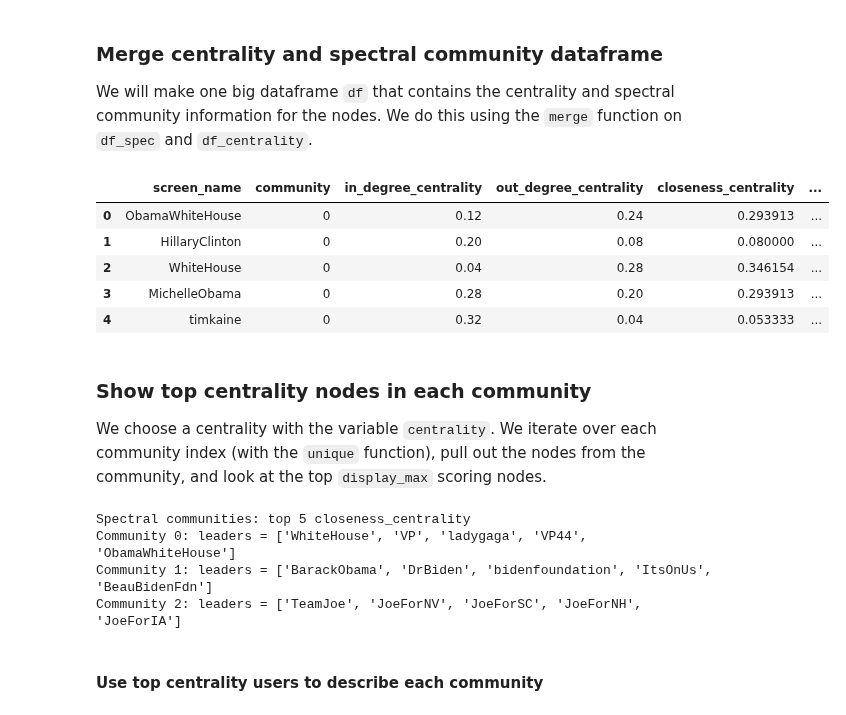
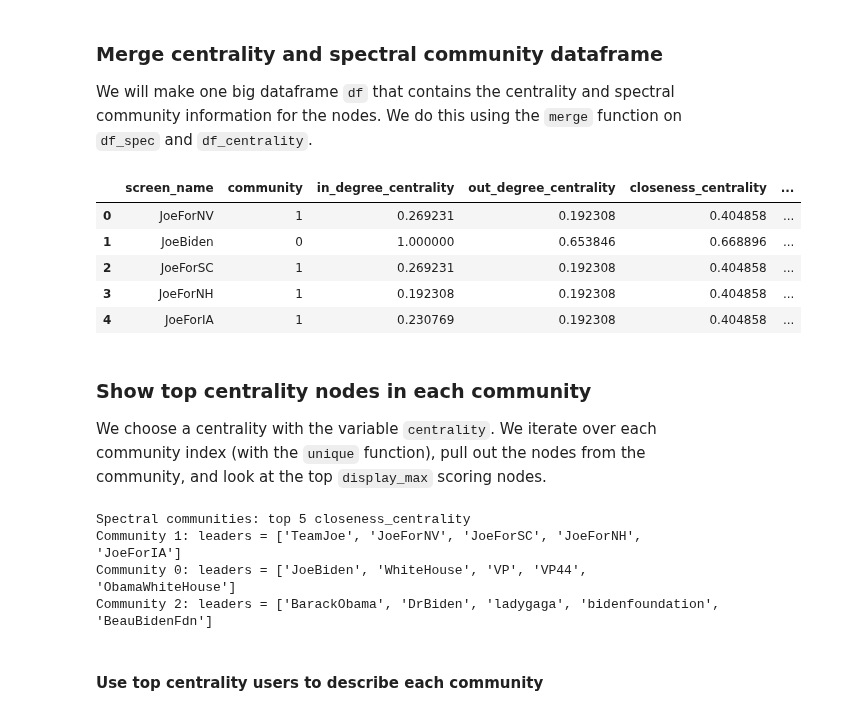
Before and after one commit to zlisto/social_media_analytics, a Jupyter notebook: Lecture12_CommunityDetection.ipynb, the cells around one changed output. Saved outputs shown, nothing was run; the diff lists cells and outputs as text; code cells hidden in the pictures.

```diff
--- a/Lecture12_CommunityDetection.ipynb
+++ b/Lecture12_CommunityDetection.ipynb
@@ -64,11 +64,10 @@ from scripts.communities import spectral_communities
 The follower network is saved in a pickle file as a networkx object.
 # %%
 #filename of follower network
-target_user = "JoeBiden"
-fname_following = f"data/friends_network_{target_user}.pickle"
+fname_following = f"data/friends_network_JoeBiden.pickle"
 
 G = nx.read_gpickle(fname_following)
-G.remove_node(target_user)
+#G.remove_node(target_user)
 
 nv = G.number_of_nodes()
 ne = G.number_of_edges()
@@ -102,7 +101,7 @@ print(f"{ncomm_mod} modularity communities")
 
 We will use the `spectral_clustering` function to find the spectral communities.  We have to select the number of communities, which we call `k`.  We will obtain a dataframe `df_spec` that has the community membership of each node.
 # %%
-k = 4
+k = 3
 df_spec = spectral_communities(G,k)
 
 ncomm_spec = len(df_spec.community.unique())
@@ -266,15 +268,15 @@ df_centrality = pd.DataFrame(dictionary_list)
 We will make one big dataframe `df` that contains the centrality and spectral community information for the nodes.  We do this using the `merge` function on `df_spec` and `df_centrality`.
 # %%
 #merge df_spec with df_centrality into one super dataframe
-df = df_mod.merge(df_centrality, left_on='screen_name', right_on='screen_name')
+df = df_spec.merge(df_centrality, left_on='screen_name', right_on='screen_name')
 df.head()
 # %% [output]
 |  | screen_name | community | in_degree_centrality | out_degree_centrality | closeness_centrality | ... |
-| 0 | ObamaWhiteHouse | 0 | 0.12 | 0.24 | 0.293913 | ... |
-| 1 | HillaryClinton | 0 | 0.20 | 0.08 | 0.080000 | ... |
-| 2 | WhiteHouse | 0 | 0.04 | 0.28 | 0.346154 | ... |
-| 3 | MichelleObama | 0 | 0.28 | 0.20 | 0.293913 | ... |
-| 4 | timkaine | 0 | 0.32 | 0.04 | 0.053333 | ... |
+| 0 | JoeForNV | 1 | 0.269231 | 0.192308 | 0.404858 | ... |
+| 1 | JoeBiden | 0 | 1.000000 | 0.653846 | 0.668896 | ... |
+| 2 | JoeForSC | 1 | 0.269231 | 0.192308 | 0.404858 | ... |
+| 3 | JoeForNH | 1 | 0.192308 | 0.192308 | 0.404858 | ... |
+| 4 | JoeForIA | 1 | 0.230769 | 0.192308 | 0.404858 | ... |
 # %% [markdown]
 ### Show top centrality nodes in each community
 
@@ -290,9 +292,9 @@ for community_index in df["community"].unique():
     print(f"Community {community_index}: leaders = {leaders}")
 # %% [output]
 Spectral communities: top 5 closeness_centrality
-Community 0: leaders = ['WhiteHouse', 'VP', 'ladygaga', 'VP44', 'ObamaWhiteHouse']
-Community 1: leaders = ['BarackObama', 'DrBiden', 'bidenfoundation', 'ItsOnUs', 'BeauBidenFdn']
-Community 2: leaders = ['TeamJoe', 'JoeForNV', 'JoeForSC', 'JoeForNH', 'JoeForIA']
+Community 1: leaders = ['TeamJoe', 'JoeForNV', 'JoeForSC', 'JoeForNH', 'JoeForIA']
+Community 0: leaders = ['JoeBiden', 'WhiteHouse', 'VP', 'VP44', 'ObamaWhiteHouse']
+Community 2: leaders = ['BarackObama', 'DrBiden', 'ladygaga', 'bidenfoundation', 'BeauBidenFdn']
 # %% [markdown]
 #### Use top centrality users to describe each community
 # %% [markdown]
```
Also changed, not shown: parts of 13 cells of this notebook.
